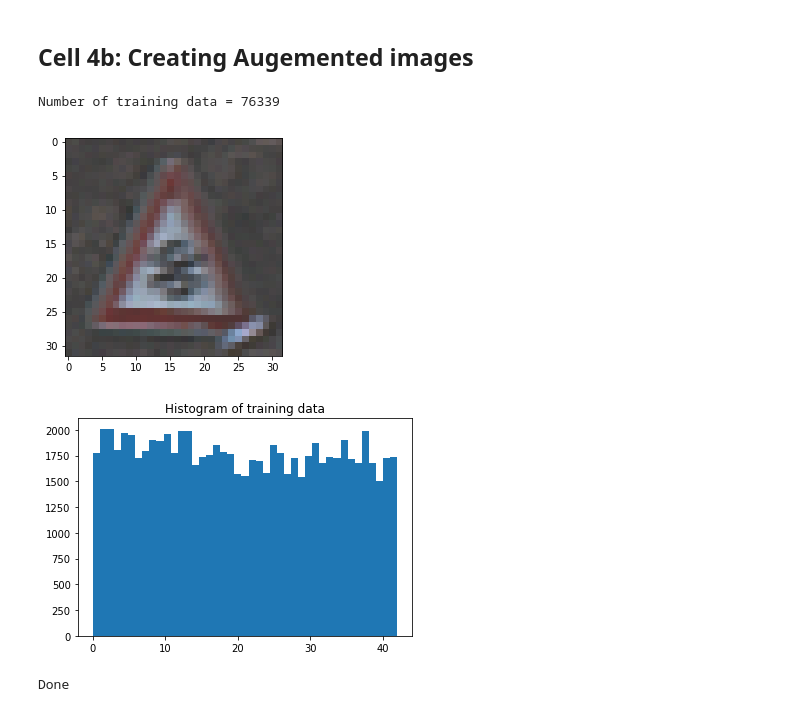
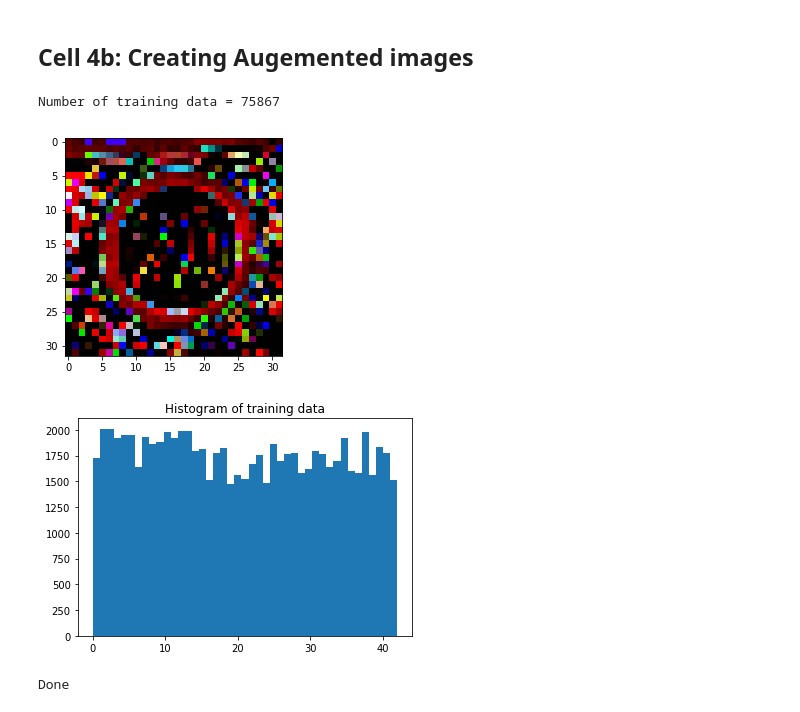
Before and after one commit to amahd/German-Traffic-Sign-Classifier, a Jupyter notebook: Traffic_Sign_Classifier-Final.ipynb, the cells around one changed output. Saved outputs shown, nothing was run; the diff lists cells and outputs as text; code cells hidden in the pictures.

```diff
--- a/Traffic_Sign_Classifier-Final.ipynb
+++ b/Traffic_Sign_Classifier-Final.ipynb
@@ -113,10 +165,7 @@ Normalize RGB images between -1 and +1
 from sklearn.utils import shuffle
 
 # Normalizing the traiing data
-for q in range(len(X_train)):
-    X_train[q][:,:,0] = (X_train_normal[q][:,:,0] - 128)/128.
-    X_train[q][:,:,1] = (X_train_normal[q][:,:,1] - 128)/128.
-    X_train[q][:,:,2] = (X_train_normal[q][:,:,2] - 128)/128.
+X_train = X_train_normal/255 - 0.5
 
 # Display the preprocessed image, use the same image which was plotted under Cell 2
 print(index)
@@ -127,14 +176,7 @@ plt.imshow(image)
 
 X_train, y_train = shuffle(X_train, y_train)
 
-# Doing the same for validation and test data
-for q in range(len(X_valid)):
-    X_valid[q][:,:,0] = (X_valid_normal[q][:,:,0] - 128)/128
-    X_valid[q][:,:,1] = (X_valid_normal[q][:,:,1] - 128)/128
-    X_valid[q][:,:,2] = (X_valid_normal[q][:,:,2] - 128)/128
-
-for q in range(len(X_test)):
-    X_test[q][:,:,0] = (X_test_normal[q][:,:,0] - 128)/128
-    X_test[q][:,:,1] = (X_test_normal[q][:,:,1] - 128)/128
-    X_test[q][:,:,2] = (X_test_normal[q][:,:,2] - 128)/128
+# Image normalization for validation and test data
+X_test = X_test_normal/255 - 0.5
+X_valid = X_valid_normal/255 - 0.5
 # %% [output]
@@ -476,8 +518,8 @@ for a_class in range(n_classes):
 
 #Assign meemory for total new images
 tot =   np.int(np.sum(aug_mag_new))
-feat  =  list(np.zeros(  (tot, 32,32,3) ) )
-lab  =  list(np.zeros( tot ))
+feat  = np.float32(np.zeros(  (tot, 32,32,3) ) )
+lab  =  np.float32(np.zeros( tot ))
 
 t = 0
 
@@ -491,36 +533,36 @@ for h in (range(n_classes)):
         val = indices[np.random.randint(0,len(indices))]
         #aug_img
         feat[t],lab[t]= aug_img(X_train[val],h)
 
         t += 1
 
 plt.figure()
 plt.imshow(feat[np.random.randint(0,len(feat))].squeeze())
 
 
 train_feat = np.vstack((X_train,feat))
 train_lab = np.hstack((y_train,lab))
 
 plt.figure()
 plt.hist(train_lab,43)
 plt.title("Histogram of training data")
 
 #train_feat= np.uint8(train_feat)
 #train_lab= np.uint8(train_lab)
 
 X_train = np.copy(train_feat)
 y_train = np.copy(train_lab)
 
 X_train = np.float32(X_train)
 y_train = np.int32(y_train)
 X_train, y_train = shuffle(X_train, y_train)
 del train_feat
 del train_lab
 print("Number of training data =", len(X_train))
 # %% [output]
-Number of training data = 76339
+Number of training data = 75867
-[figure, old version]
+[figure, new version]
-[figure, old version]
+[figure, new version]
 # %%
 X_train = np.float32(X_train)
 X_train_normal = np.copy(X_train)
```
Also changed, not shown: parts of 20 cells of this notebook, 6 other files.
